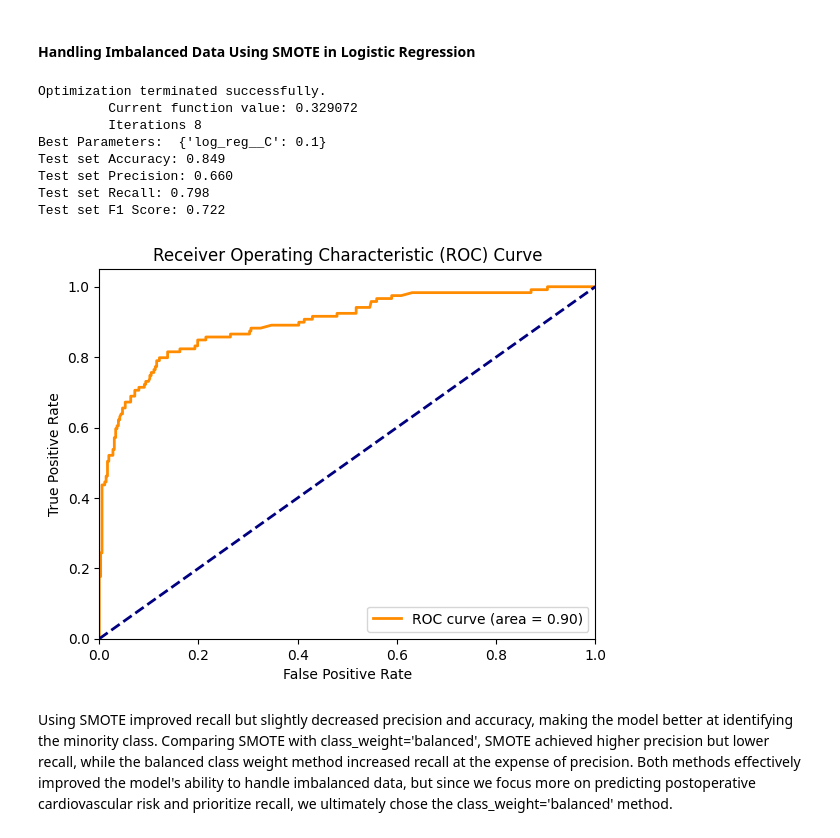
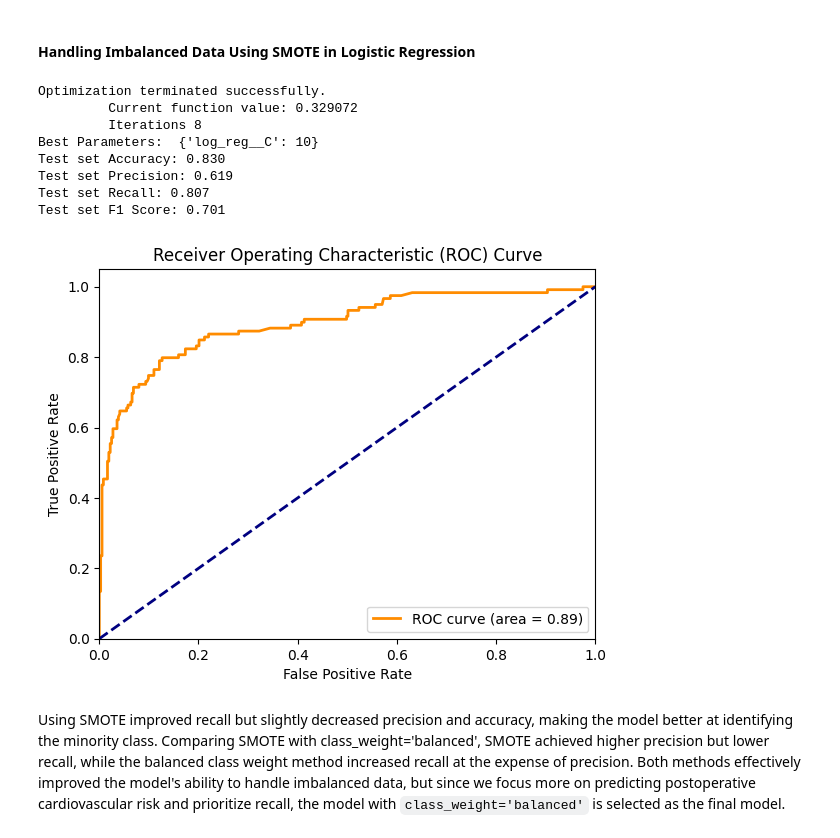
Before and after one commit to jiulong15/comp90051, a Jupyter notebook: code/Model Building/LogicRegression.ipynb, the cells around one changed output. Drawn from its saved outputs; the diff is of its cells as text; code cells hidden in the pictures.

```diff
--- a/code/Model Building/LogicRegression.ipynb
+++ b/code/Model Building/LogicRegression.ipynb
@@ -490,7 +490,7 @@ X_significant = X[significant_vars]
 X_train, X_test, y_train, y_test = train_test_split(X_significant, y, test_size=0.3, random_state=42)
 
 # Apply SMOTE to balance the training data
-smote = SMOTE(sampling_strategy=0.8, random_state=42)
+smote = SMOTE(random_state=42)
 X_train_smote, y_train_smote = smote.fit_resample(X_train, y_train)
 
 # Create a pipeline with logistic regression and perform 20-fold cross-validation and hyperparameter tuning
@@ -524,38 +524,38 @@ accuracy = accuracy_score(y_test, y_pred)
 precision = precision_score(y_test, y_pred, average='binary')
 recall = recall_score(y_test, y_pred, average='binary')
 f1 = f1_score(y_test, y_pred, average='binary')
 
 # Print performance metrics
 print(f"Test set Accuracy: {accuracy:.3f}")
 print(f"Test set Precision: {precision:.3f}")
 print(f"Test set Recall: {recall:.3f}")
 print(f"Test set F1 Score: {f1:.3f}")
 
 # Calculate the ROC curve
 y_score = best_model.predict_proba(X_test)[:, 1]  # Get the predicted probabilities for the positive class
 fpr, tpr, thresholds = roc_curve(y_test, y_score)  # Compute false positive rate and true positive rate
 roc_auc = auc(fpr, tpr)  # Calculate the area under the ROC curve (AUC)
 
 # Plot the ROC curve
 plt.figure()
 plt.plot(fpr, tpr, color='darkorange', lw=2, label=f'ROC curve (area = {roc_auc:.2f})')  # Plot the ROC curve
 plt.plot([0, 1], [0, 1], color='navy', lw=2, linestyle='--')  # Plot the diagonal line (random guess)
 plt.xlim([0.0, 1.0])  # Set x-axis limits
 plt.ylim([0.0, 1.05])  # Set y-axis limits
 plt.xlabel('False Positive Rate')  # Label for x-axis
 plt.ylabel('True Positive Rate')  # Label for y-axis
 plt.title('Receiver Operating Characteristic (ROC) Curve')  # Title for the plot
 plt.legend(loc="lower right")  # Display the legend
 plt.show()  # Show the plot
 # %% [output]
 Optimization terminated successfully.
          Current function value: 0.329072
          Iterations 8
-Best Parameters:  {'log_reg__C': 0.1}
-Test set Accuracy: 0.849
-Test set Precision: 0.660
-Test set Recall: 0.798
-Test set F1 Score: 0.722
+Best Parameters:  {'log_reg__C': 10}
+Test set Accuracy: 0.830
+Test set Precision: 0.619
+Test set Recall: 0.807
+Test set F1 Score: 0.701
-[figure, old version]
+[figure, new version]
 # %% [markdown]
-Using SMOTE improved recall but slightly decreased precision and accuracy, making the model better at identifying the minority class. Comparing SMOTE with class_weight='balanced', SMOTE achieved higher precision but lower recall, while the balanced class weight method increased recall at the expense of precision. Both methods effectively improved the model's ability to handle imbalanced data, but since we focus more on predicting postoperative cardiovascular risk and prioritize recall, we ultimately chose the class_weight='balanced' method.
+Using SMOTE improved recall but slightly decreased precision and accuracy, making the model better at identifying the minority class. Comparing SMOTE with class_weight='balanced', SMOTE achieved higher precision but lower recall, while the balanced class weight method increased recall at the expense of precision. Both methods effectively improved the model's ability to handle imbalanced data, but since we focus more on predicting postoperative cardiovascular risk and prioritize recall, the model with `class_weight='balanced'` is selected as the final model.
```
Also changed, not shown: 1 other file.
